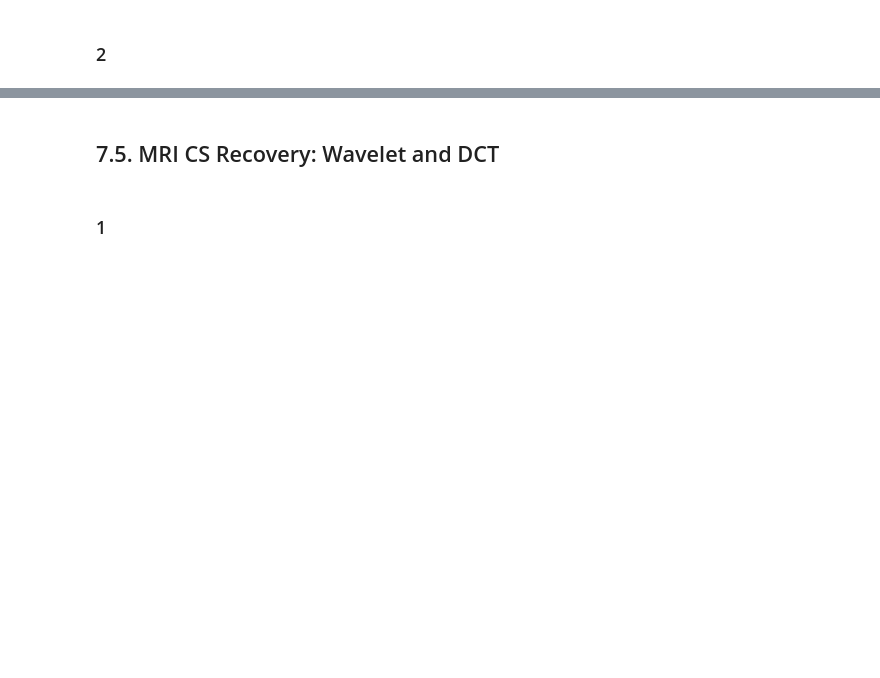
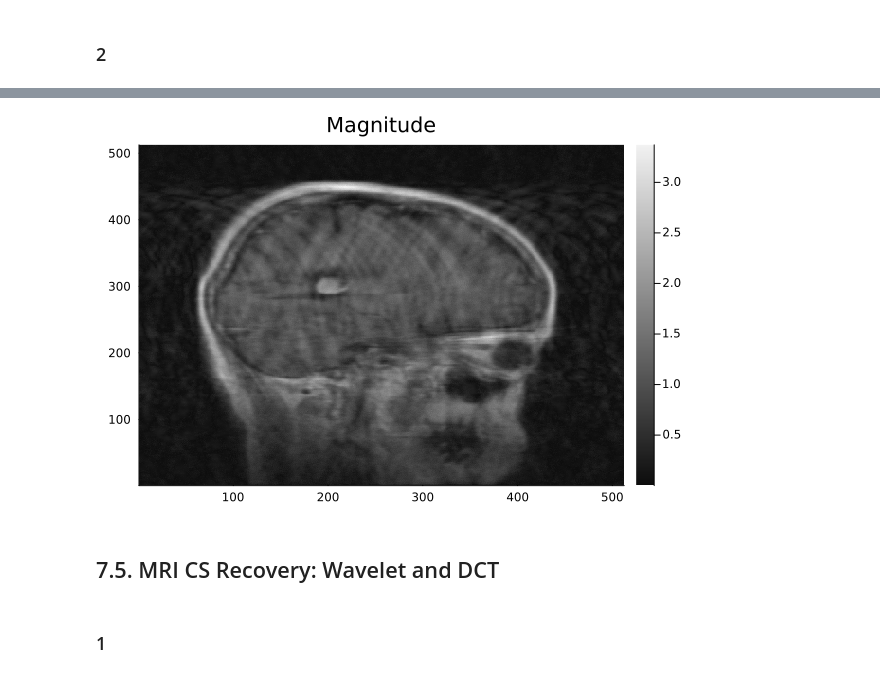
Before and after one commit to HonAnson/ICL-Topics-in-Large-Dimensional-Data-Processing, a Jupyter notebook: CW2/DP-CW2-CID01260366.ipynb, the cells around one changed output, grey strips where cells are left out. Drawn from its saved outputs; the diff is of its cells as text; code cells hidden in the pictures; blank space fills up the shorter version.

```diff
--- a/CW2/DP-CW2-CID01260366.ipynb
+++ b/CW2/DP-CW2-CID01260366.ipynb
@@ -557,2 +537,35 @@ dct(A.Q7_4_1_data_X0)
 # %% [markdown]
 ### 2
+# %%
+#We can reuse find_grad() , f_() and f_hat() but have to make new function for prox
+#set gamma manually
+gamma_init = 0.2
+
+# Choose yeta between 0, 1
+yeta = 0.5
+
+### Apply Proximal gradient method with backtracking
+X = X0 # Initialize X
+for i in 1:100  # main loop
+    gamma = gamma_init
+    grad = find_grad(X,Omega,y)
+    for j in 1:20
+        step = X - gamma * grad
+        z = prox_dct(step,lambda, gamma)
+        if f_1(z,Omega,y) < f_1_hat(z,X,Omega,y,gamma)
+            break
+        end
+        gamma *= yeta   #shrink
+    end # end for
+
+    # Print loss to have a look
+    if i%5 == 0
+        loss = lambda*norm(dwt(X, wavelet(WT.db4)),1)+f_1(X,Omega,y)
+        print("Iteration ",i,":",loss)
+    end
+    X = z
+end # end for
+
+X_final = X
+A.Q7_4_2_ans_X = X;
+X_final
@@ -559,3 +591,16 @@ dct(A.Q7_4_1_data_X0)
+# %%
+
+using Plots
+magnitude = abs.(X_final)
+
+# Rotate the data for plotting
+magnitude_rotated = magnitude[end:-1:1, end:-1:1]
+
+# Plot the magnitude
+p1 = heatmap(magnitude_rotated, color=:grays, title="Magnitude")
+plot(p1)
+# %% [output]
+[figure, added]
 # %% [markdown]
 ## 7.5. MRI CS Recovery: Wavelet and DCT
 # %% [markdown]
```
Also changed, not shown: parts of 19 cells of this notebook.
